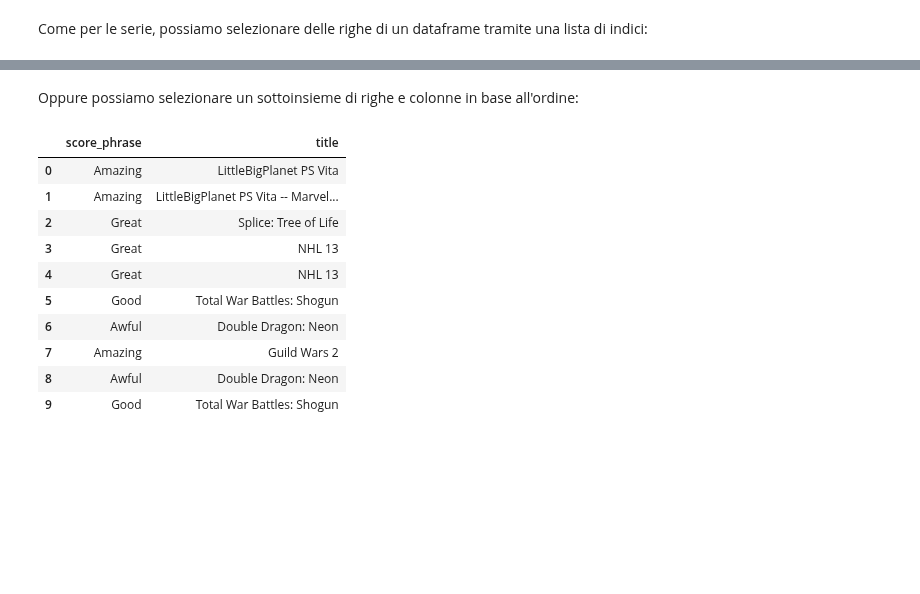
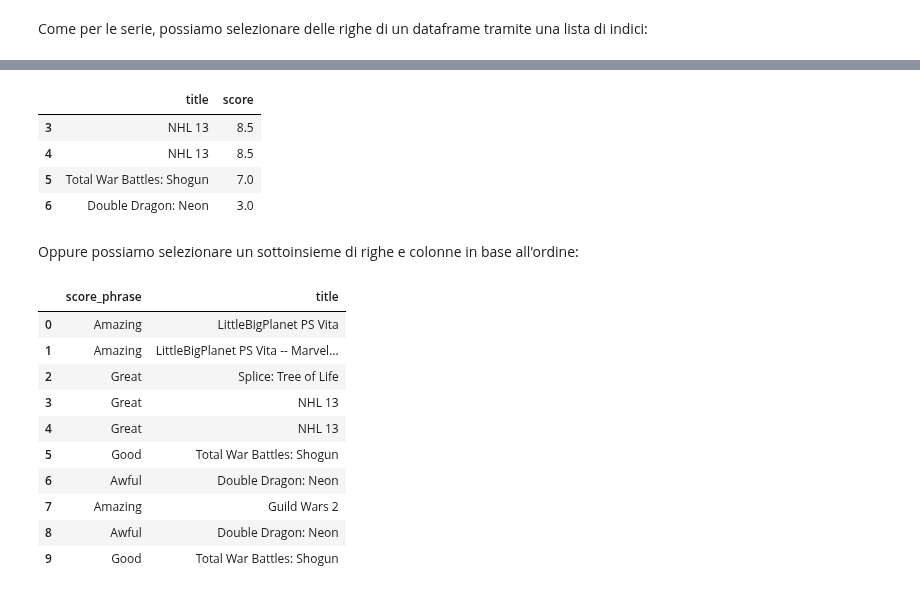
Before and after one commit to DavideScassola/data_analysis_laboratory, a Jupyter notebook: notebooks/introduzione_a_pandas.ipynb, the cells around one changed output, grey strips where cells are left out. Cells and saved outputs as stored; diff of their text form; code cells hidden in the pictures; blank space fills up the shorter version.

```diff
--- a/notebooks/introduzione_a_pandas.ipynb
+++ b/notebooks/introduzione_a_pandas.ipynb
@@ -187,3 +214,12 @@ reviews.loc[[45,15,160]]
+# %%
+# o selezionare un sottoinsieme di colonne e righe
+reviews.loc[3:6, ["title", "score"]]
+# %% [output]
+|  | title | score |
+| 3 | NHL 13 | 8.5 |
+| 4 | NHL 13 | 8.5 |
+| 5 | Total War Battles: Shogun | 7.0 |
+| 6 | Double Dragon: Neon | 3.0 |
 # %% [markdown]
 Oppure possiamo selezionare un sottoinsieme di righe e colonne in base all'ordine:
 # %%
```
Also changed, not shown: parts of 8 cells of this notebook, 1 other file.
